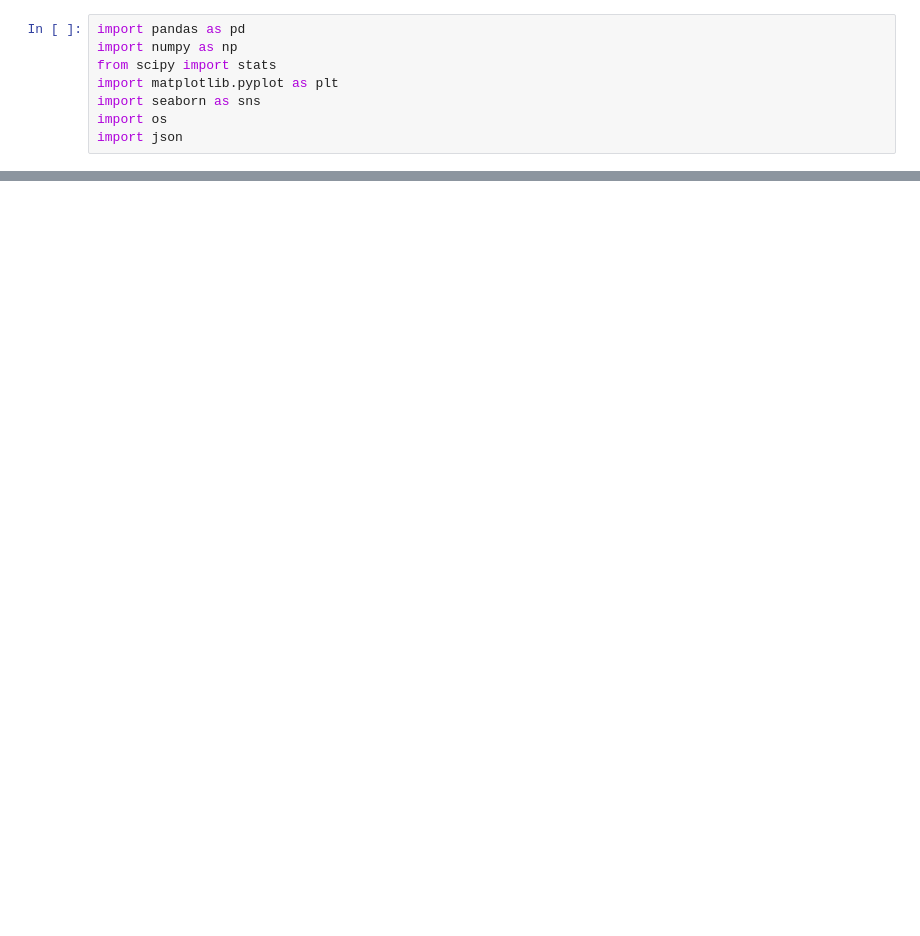
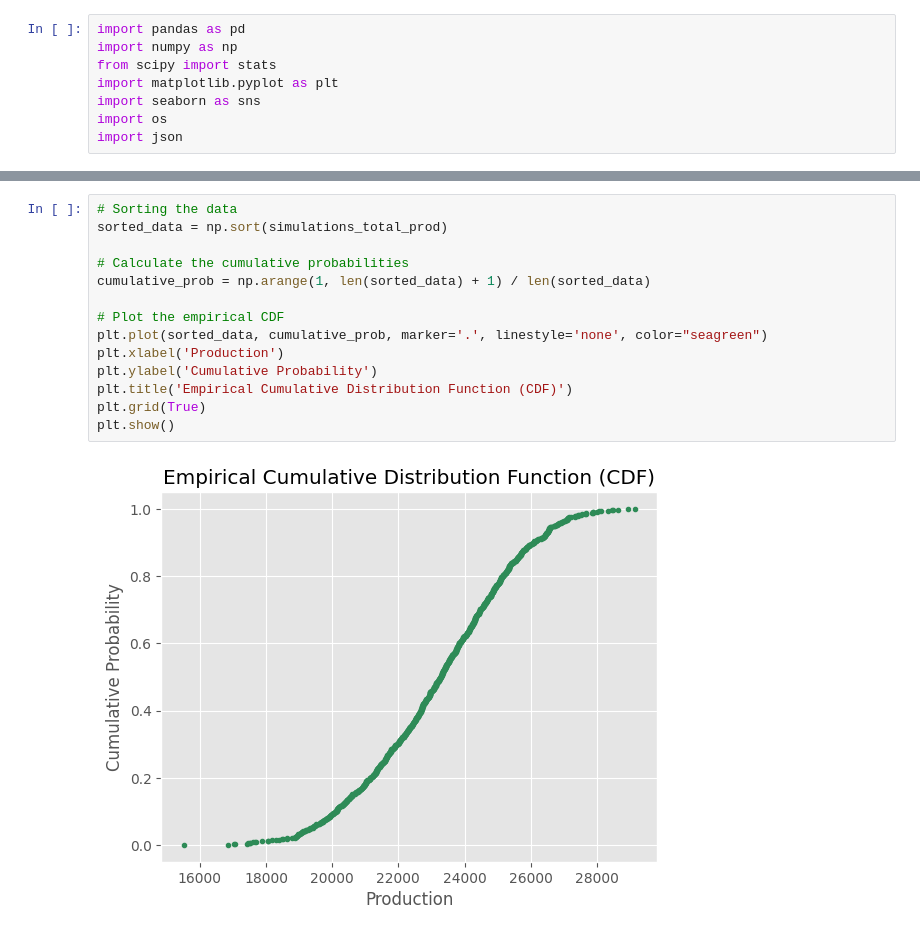
Before and after one commit to PhilippeGiorgino/project_evaluatie_statistiek, a Jupyter notebook: notebooks/evaluatie_statistiek.ipynb, the cells around one changed output, grey strips where cells are left out. Cells and saved outputs as stored; diff of their text form; blank space fills up the shorter version.

```diff
--- a/notebooks/evaluatie_statistiek.ipynb
+++ b/notebooks/evaluatie_statistiek.ipynb
@@ -345,0 +344,16 @@ plt.show()
+# %%
+# Sorting the data
+sorted_data = np.sort(simulations_total_prod)
+
+# Calculate the cumulative probabilities
+cumulative_prob = np.arange(1, len(sorted_data) + 1) / len(sorted_data)
+
+# Plot the empirical CDF
+plt.plot(sorted_data, cumulative_prob, marker='.', linestyle='none', color="seagreen")
+plt.xlabel('Production')
+plt.ylabel('Cumulative Probability')
+plt.title('Empirical Cumulative Distribution Function (CDF)')
+plt.grid(True)
+plt.show()
+# %% [output]
+[figure, added]
```
Also changed, not shown: parts of 41 cells of this notebook, 1 other file.
